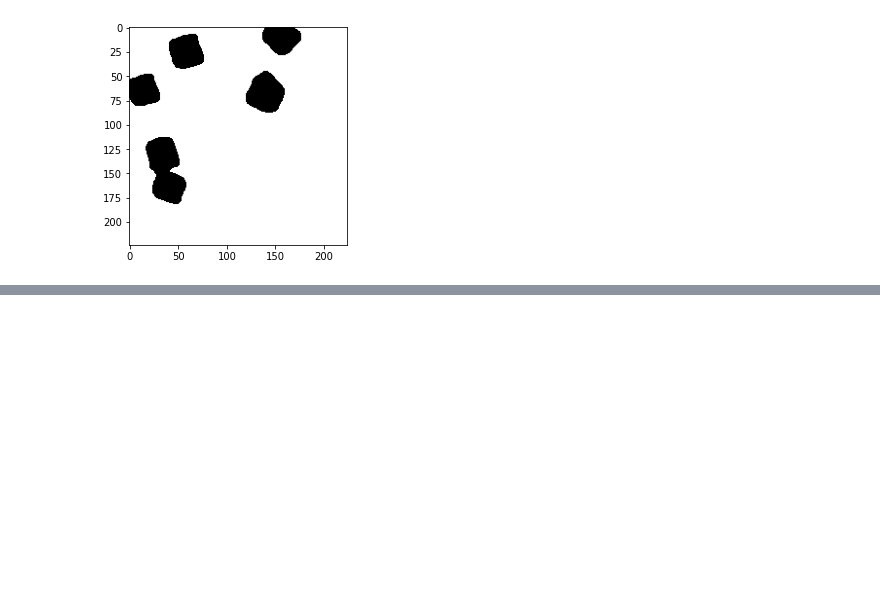
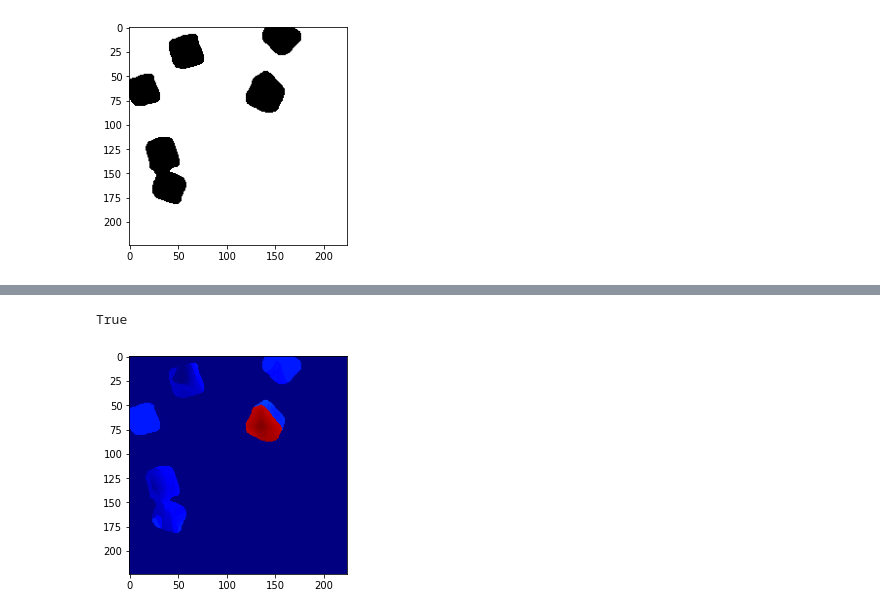
Before and after one commit to jhu-lcsr/good_robot, a Jupyter notebook: cc_figure.ipynb, the cells around one changed output, grey strips where cells are left out. Cells and saved outputs as stored; diff of their text form; code cells hidden in the pictures; blank space fills up the shorter version.

```diff
--- a/cc_figure.ipynb
+++ b/cc_figure.ipynb
@@ -134,0 +159,9 @@ plt.imshow(rematch_distance, cmap='gray')
+# %%
+inverse_heights_image = cv2.applyColorMap(((1-inverse_heights/numpy.max(inverse_heights))*255).astype(numpy.uint8), cv2.COLORMAP_JET)
+plt.imshow(inverse_heights_image)
+
+inverse_heights_image_reverse = cv2.applyColorMap(((inverse_heights/numpy.max(inverse_heights))*255).astype(numpy.uint8), cv2.COLORMAP_JET)
+cv2.imwrite("figures/inverse_heights.png", inverse_heights_image_reverse)
+# %% [output]
+True
+[figure, added]
```
Also changed, not shown: parts of 13 cells of this notebook, 1 other file.
